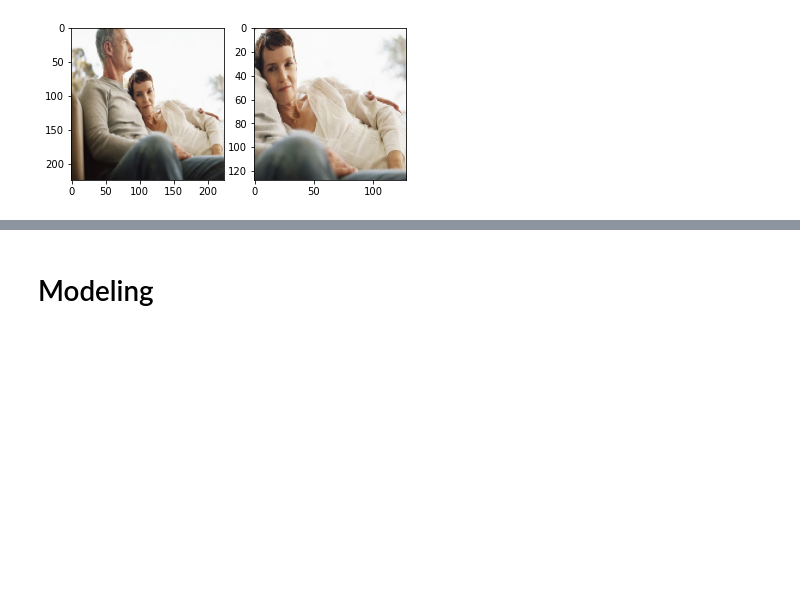
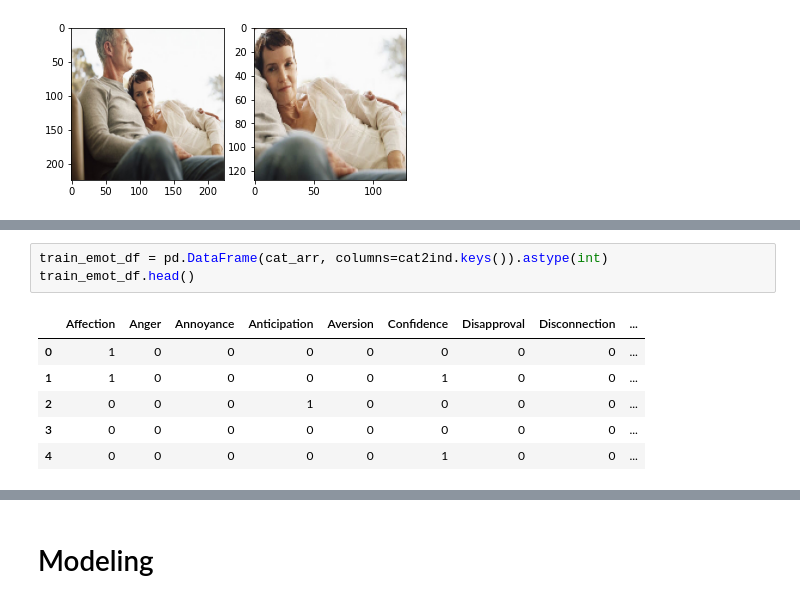
Before and after one commit to afanta-fi/digital-wellbeing-chatbot, a Jupyter notebook: index.ipynb, the cells around one changed output, grey strips where cells are left out. Cells and saved outputs as stored; diff of their text form; blank space fills up the shorter version.

```diff
--- a/index.ipynb
+++ b/index.ipynb
@@ -117,0 +162,10 @@ plt.imshow(body_arr[0]);
+# %%
+train_emot_df = pd.DataFrame(cat_arr, columns=cat2ind.keys()).astype(int)
+train_emot_df.head()
+# %% [output]
+|  | Affection | Anger | Annoyance | Anticipation | Aversion | Confidence | Disapproval | Disconnection | ... |
+| 0 | 1 | 0 | 0 | 0 | 0 | 0 | 0 | 0 | ... |
+| 1 | 1 | 0 | 0 | 0 | 0 | 1 | 0 | 0 | ... |
+| 2 | 0 | 0 | 0 | 1 | 0 | 0 | 0 | 0 | ... |
+| 3 | 0 | 0 | 0 | 0 | 0 | 0 | 0 | 0 | ... |
+| 4 | 0 | 0 | 0 | 0 | 0 | 1 | 0 | 0 | ... |
```
Also changed, not shown: parts of 11 cells of this notebook.
